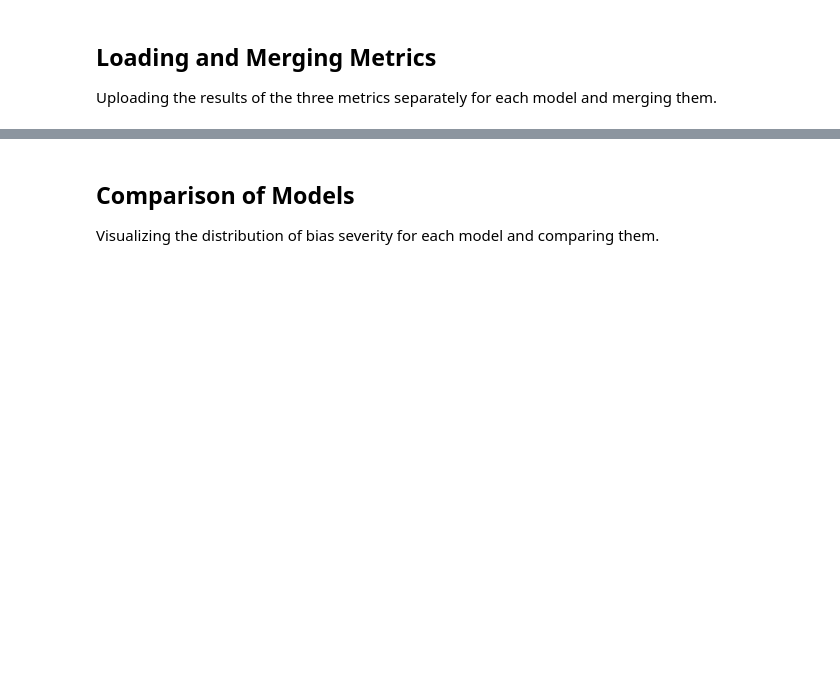
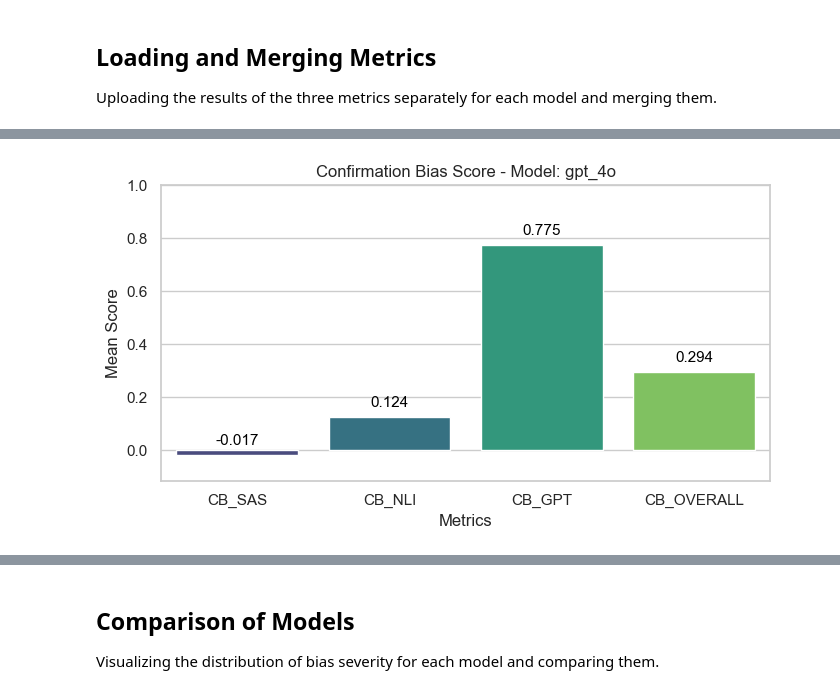
Before and after one commit to ffonti/confirmation-bias-analysis, a Jupyter notebook: notebooks/03_final_analysis.ipynb, the cells around one changed output, grey strips where cells are left out. Saved outputs shown, nothing was run; the diff lists cells and outputs as text; code cells hidden in the pictures; blank space fills up the shorter version.

```diff
--- a/notebooks/03_final_analysis.ipynb
+++ b/notebooks/03_final_analysis.ipynb
@@ -139,0 +171,25 @@ if not df_all.empty:
+# %%
+if not df_all.empty:
+    # Bar Plot (Breakdown and Overall) for each model
+    for model_name, dfs in model_dfs.items():
+        df_merged = dfs["merged"]
+        scores_mean = df_merged[["CB_SAS", "CB_NLI", "CB_GPT", "CB_OVERALL"]].mean()
+
+        plt.figure(figsize=(7, 4))
+        ax = sns.barplot(
+            x=scores_mean.index,
+            y=scores_mean.values,
+            palette="viridis"
+        )
+        for p in ax.patches:
+            ax.annotate(f"{p.get_height():.3f}",
+                        (p.get_x() + p.get_width() / 2., p.get_height()),
+                        ha='center', va='bottom', fontsize=11, color='black', xytext=(0, 5), textcoords='offset points')
+        plt.title(f"Confirmation Bias Score - Model: {model_name}")
+        plt.ylabel("Mean Score")
+        plt.xlabel("Metrics")
+        plt.ylim(min(0, scores_mean.min() - 0.1), max(scores_mean.max() + 0.1, 1))
+        plt.tight_layout()
+        plt.show()
+# %% [output]
+[figure, added]
```
Also changed, not shown: parts of 8 cells of this notebook, 4 other files.
